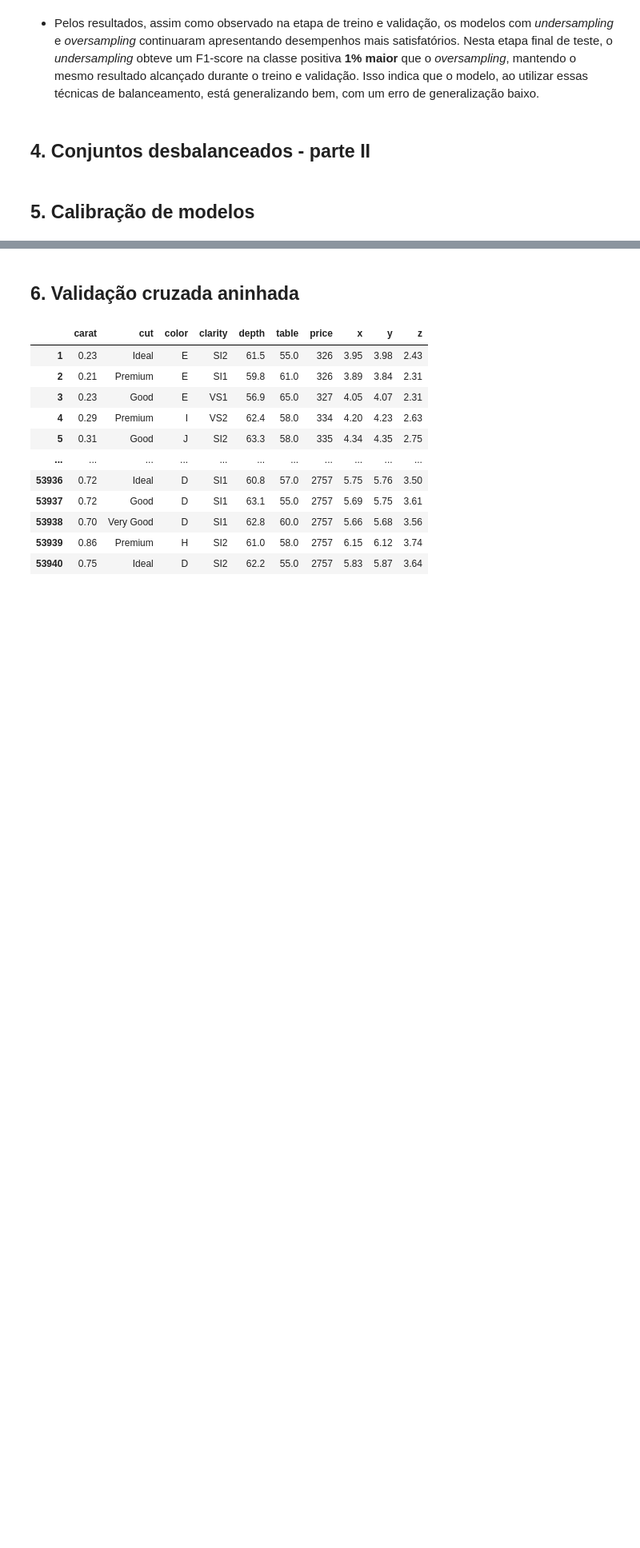
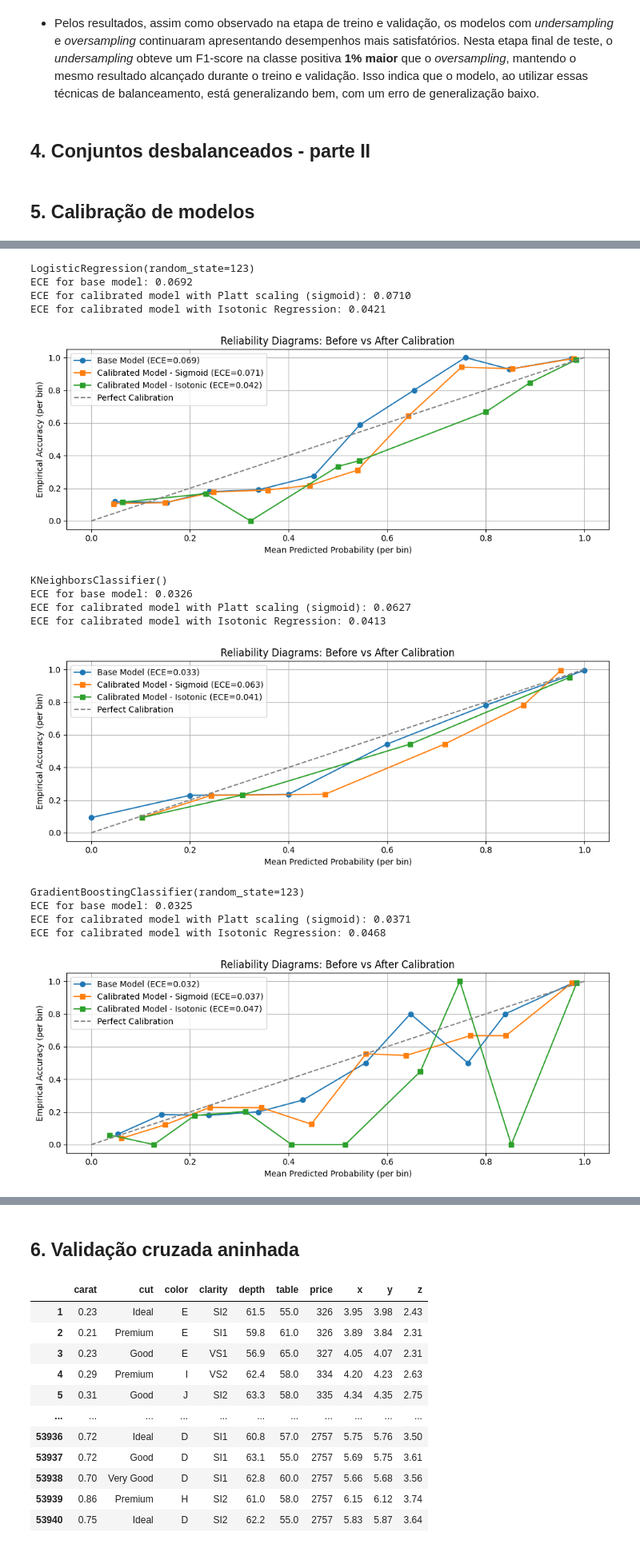
Before and after one commit to matheussmelo/Machine_Learning-PPCIC, a Jupyter notebook: T1/AM_T1_MATHEUS_SANTOS_MELO.ipynb, the cells around one changed output, grey strips where cells are left out. Shown at 80% size. Drawn from its saved outputs; the diff is of its cells as text; code cells hidden in the pictures; blank space fills up the shorter version.

```diff
--- a/T1/AM_T1_MATHEUS_SANTOS_MELO.ipynb
+++ b/T1/AM_T1_MATHEUS_SANTOS_MELO.ipynb
@@ -901,0 +957,15 @@ weighted avg       0.93      0.93      0.93      9582
+# %%
+# Function to manually compute ECE
+def compute_ece(y_true, y_prob, n_bins=10):
+    bin_edges = np.linspace(0.0, 1.0, n_bins + 1)
+    bin_ids = np.digitize(y_prob, bin_edges, right=True) - 1
+
+    ece = 0.0
+    for i in range(n_bins):
+        bin_mask = (bin_ids == i)
+        if np.any(bin_mask):
+            bin_confidence = np.mean(y_prob[bin_mask])
+            bin_accuracy = np.mean(y_true[bin_mask])
+            bin_size = np.sum(bin_mask)
+            ece += (bin_size / len(y_true)) * np.abs(bin_accuracy - bin_confidence)
+    return ece
@@ -901,0 +974,65 @@ weighted avg       0.93      0.93      0.93      9582
+# %%
+for base_model in classifiers:
+
+    print(base_model)
+    # Train base model
+    base_model.fit(X_train, y_train)
+
+    # Predict probabilities (base model)
+    y_prob_base = base_model.predict_proba(X_test)[:, 1]
+
+    # Apply Platt scaling (sigmoid) using separate calibration set
+    calibrated_model_sig = CalibratedClassifierCV(base_model, method='sigmoid', cv='prefit')
+    calibrated_model_sig.fit(X_calib, y_calib)
+    y_prob_calibrated_sig = calibrated_model_sig.predict_proba(X_test)[:, 1]
+
+    # Apply Isotonic Regression using separate calibration set
+    calibrated_model_iso = CalibratedClassifierCV(base_model, method='isotonic', cv='prefit')
+    calibrated_model_iso.fit(X_calib, y_calib)
+    y_prob_calibrated_iso = calibrated_model_iso.predict_proba(X_test)[:, 1]
+
+    # Compute manual ECE
+    ece_base = compute_ece(y_test, y_prob_base, n_bins=10)
+    ece_calibrated_sig = compute_ece(y_test, y_prob_calibrated_sig, n_bins=10)
+    ece_calibrated_iso = compute_ece(y_test, y_prob_calibrated_iso, n_bins=10)
+
+
+    print(f"ECE for base model: {ece_base:.4f}")
+    print(f"ECE for calibrated model with Platt scaling (sigmoid): {ece_calibrated_sig:.4f}")
+    print(f"ECE for calibrated model with Isotonic Regression: {ece_calibrated_iso:.4f}")
+
+    # Generate calibration curves
+    prob_true_base, prob_pred_base = calibration_curve(y_test, y_prob_base, n_bins=10, strategy='uniform')
+    prob_true_calibrated_sig, prob_pred_calibrated_sig = calibration_curve(y_test, y_prob_calibrated_sig, n_bins=10, strategy='uniform')
+    prob_true_calibrated_iso, prob_pred_calibrated_iso = calibration_curve(y_test, y_prob_calibrated_iso, n_bins=10, strategy='uniform')
+
+    # Plot
+    plt.figure(figsize=(10, 4))
+    plt.plot(prob_pred_base, prob_true_base, marker='o', label=f'Base Model (ECE={ece_base:.3f})')
+    plt.plot(prob_pred_calibrated_sig, prob_true_calibrated_sig, marker='s', label=f'Calibrated Model - Sigmoid (ECE={ece_calibrated_sig:.3f})')
+    plt.plot(prob_pred_calibrated_iso, prob_true_calibrated_iso, marker='s', label=f'Calibrated Model - Isotonic (ECE={ece_calibrated_iso:.3f})')
+    plt.plot([0, 1], [0, 1], linestyle='--', color='gray', label='Perfect Calibration')
+
+    plt.xlabel('Mean Predicted Probability (per bin)')
+    plt.ylabel('Empirical Accuracy (per bin)')
+    plt.title('Reliability Diagrams: Before vs After Calibration')
+    plt.grid(True)
+    plt.legend()
+    plt.tight_layout()
+    plt.show()
+# %% [output]
+LogisticRegression(random_state=123)
+ECE for base model: 0.0692
+ECE for calibrated model with Platt scaling (sigmoid): 0.0710
+ECE for calibrated model with Isotonic Regression: 0.0421
+[figure, added]
+KNeighborsClassifier()
+ECE for base model: 0.0326
+ECE for calibrated model with Platt scaling (sigmoid): 0.0627
+ECE for calibrated model with Isotonic Regression: 0.0413
+[figure, added]
+GradientBoostingClassifier(random_state=123)
+ECE for base model: 0.0325
+ECE for calibrated model with Platt scaling (sigmoid): 0.0371
+ECE for calibrated model with Isotonic Regression: 0.0468
+[figure, added]
```
Also changed, not shown: parts of 19 cells of this notebook.
